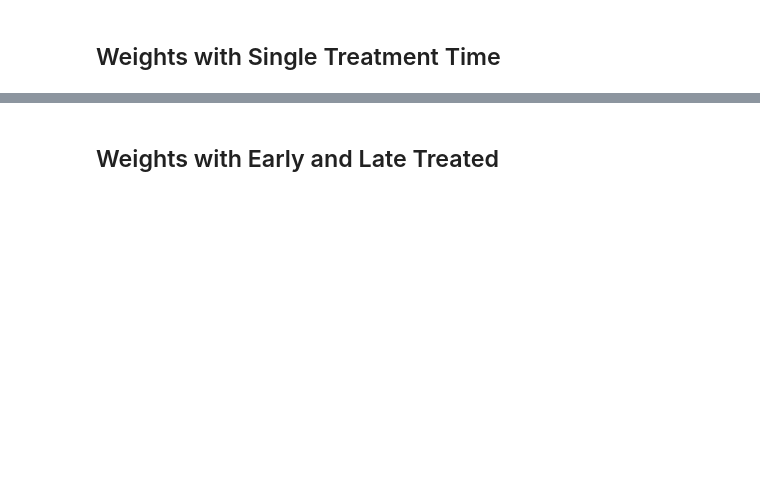
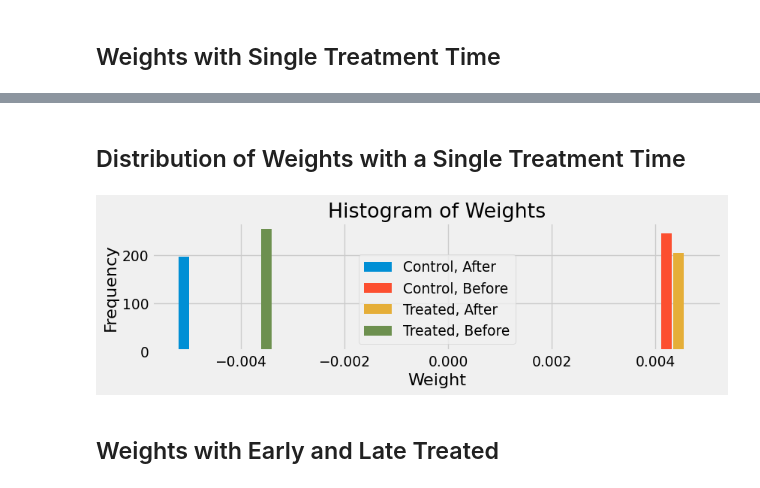
Before and after one commit to ubcecon/ECON526, a Jupyter notebook: lectures/paul/moredid.ipynb, the cells around one changed output, grey strips where cells are left out. Drawn from its saved outputs; the diff is of its cells as text; code cells hidden in the pictures; blank space fills up the shorter version.

```diff
--- a/lectures/paul/moredid.ipynb
+++ b/lectures/paul/moredid.ipynb
@@ -166,3 +166,55 @@ plotwd(D)
+# %% [markdown]
+## Distribution of Weights with a Single Treatment Time
+# %%
+def histweights(D, ω=weights(D)):
+    """
+    D: np.ndarray, shape (n, T), binary treatment indicators
+    ω: np.ndarray, shape (n, T), weights
+    """
+    n, T = D.shape
+
+    # Ever treated per unit (row)
+    evertreated = np.any(D, axis=1)  # shape (n,)
+    # After any treatment per time (column)
+    aftertreatment = np.any(D, axis=0)  # shape (T,)
+
+    # Create group labels for each (unit, time) pair
+    g = []
+    for i in range(n):
+        for t in range(T):
+            et = evertreated[i]
+            at = aftertreatment[t]
+            label = ("Treated, " if et else "Control, ") + ("After" if at else "Before")
+            g.append(label)
+
+    # Flatten weights for histogram
+    ω_flat = ω.flatten()
+
+    # Plot grouped histogram
+    plt.figure(figsize=(9,3))
+    bins = np.histogram_bin_edges(ω_flat, bins='auto')
+    bin_width = np.diff(bins)[0]
+    bin_centers = bins[:-1] + bin_width / 2
+
+    unique_groups = sorted(set(g))
+    n_groups = len(unique_groups)
+    offsets = np.linspace(-bin_width/2, bin_width/2, n_groups, endpoint=False)
+
+    for idx, group in enumerate(unique_groups):
+        mask = np.array(g) == group
+        hist, _ = np.histogram(ω_flat[mask], bins=bins)
+        plt.bar(bin_centers + offsets[idx], hist, width=bin_width/(n_groups+0.5), label=group, align='center')
+
+    plt.title("Histogram of Weights")
+    plt.xlabel("Weight")
+    plt.ylabel("Frequency")
+    plt.legend()
+    plt.tight_layout()
+    plt.show()
+
+histweights(D)
+# %% [output]
+[figure, added]
 # %% [markdown]
 ## Weights with Early and Late Treated
 # %%
```
Also changed, not shown: parts of 11 cells of this notebook, 11 other files.
